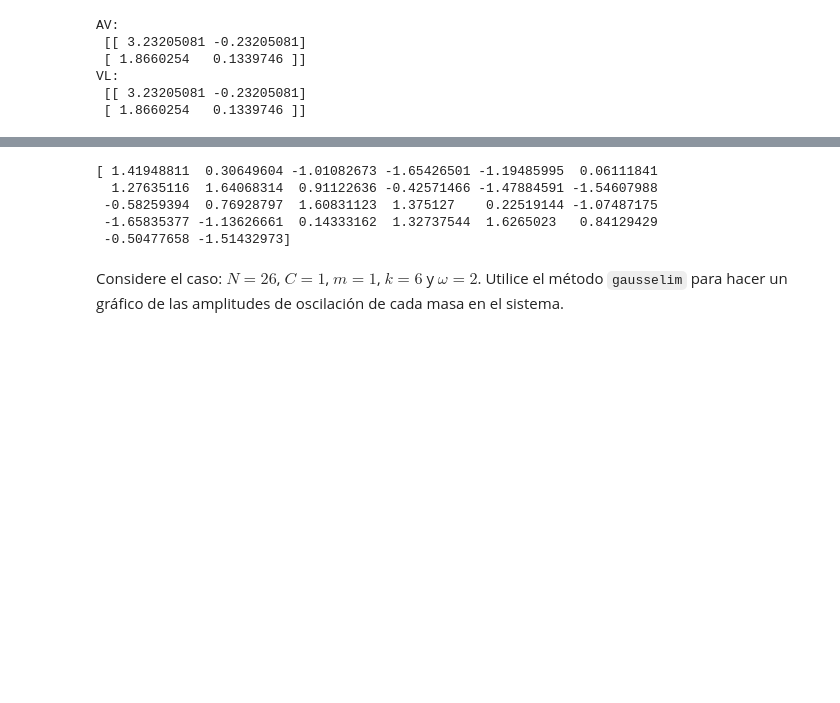
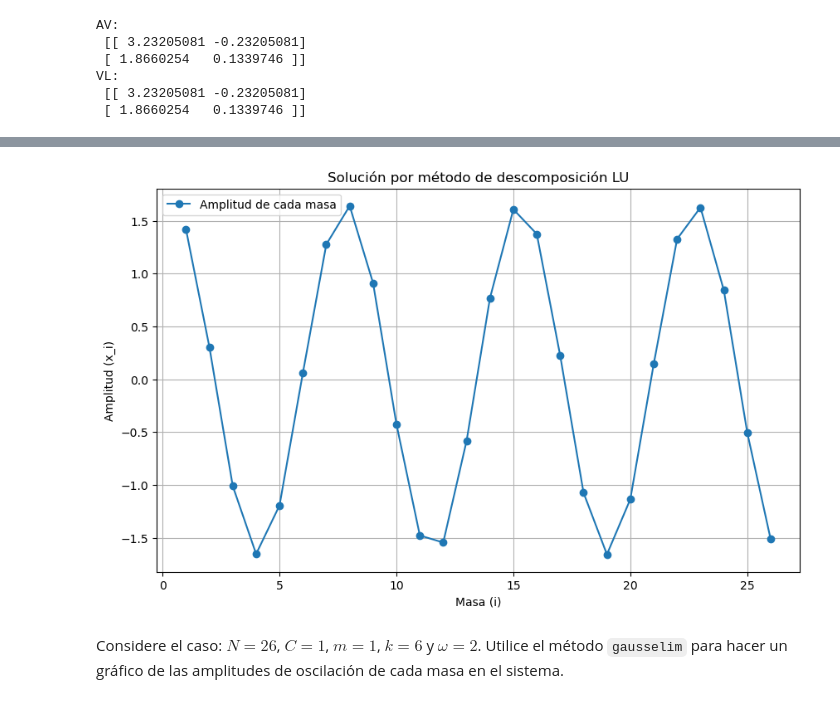
Before and after one commit to davidggonz/ComputationalPhysics, a Jupyter notebook: Labs/Lab_13/Lab_13.1/SistemasLineales.ipynb, the cells around one changed output, grey strips where cells are left out. Cells and saved outputs as stored; diff of their text form; code cells hidden in the pictures; blank space fills up the shorter version.

```diff
--- a/Labs/Lab_13/Lab_13.1/SistemasLineales.ipynb
+++ b/Labs/Lab_13/Lab_13.1/SistemasLineales.ipynb
@@ -347,48 +347,80 @@ Escriba una rutina que devuelve la matrix $A$ para este problema:
 # %%
 # Su código aquí
 import scipy.linalg
 import numpy as np
-from scipy.linalg import lu_factor, lu_solve
+from scipy.linalg import lu_factor, lu_solve #Solamente para probar el LU
+import matplotlib.pyplot as plt
+
 
 def construir_matriz_A(N, alpha, k, C):
 
     #Se inicializa la matriz como una matriz tridiagonal
     A_matrix = np.zeros((N, N))
 
     #Se llena la diagonal principal
     np.fill_diagonal(A_matrix, alpha)
 
     #Se llenan las diagonales superior e inferior
-    np.fill_diagonal(A_matrix[1:], -k)  # Diagonal inferior
-    np.fill_diagonal(A_matrix[:, 1:], -k)  # Diagonal superior
+    np.fill_diagonal(A_matrix[1:], -k)  # Diagonal inferior (valor = -k)
+    np.fill_diagonal(A_matrix[:, 1:], -k)  # Diagonal superior (valor = -k)
 
     #Ajustar las condiciones de frontera
     A_matrix[0, 0] = alpha - k  # Primera fila (frontera izquierda)
     A_matrix[-1, -1] = alpha - k  # Última fila (frontera derecha)
 
     b_vector = np.zeros(N) #Construye el vector b
-    b_vector[0] = C
+    b_vector[0] = C #Le asocia el valor C a la entrada 0 del vector b
 
     return A_matrix, b_vector
 
-def Solution(A,b):
+def Solution(A,b): #Solo para probar con Descomposición LU
     return scipy.linalg.lu_solve(scipy.linalg.lu_factor(A), b)
 
-N = 26
-C = 1
-m = 1
-w = 2
-k = 6
-α = 2*k - m * (w**2)
+def gausselim(A, v): #Método de eliminación gaussiana
+    N = len(v)
+    # Eliminación Gaussiana
+    for m in range(N): #Numero de filas
+        # Dividimos por el elemento en la diagonal
+        div = A[m, m]
+        A[m, :] /= div #Dividimos toda la fila
+        v[m] /= div #Dividimos todo el vector
+        # Y ahora sustraemos de las ecuaciones hacia abajo
+        for i in range(m+1, N):
+            mult = A[i, m]
+            A[i, :] -= mult*A[m, :]
+            v[i] -= mult*v[m]
+            #Nos da una matriz triangular superior
+    # Sustitución hacia atrás
+    x = np.zeros(N, float)
+    for m in range(N-1, -1, -1):
+        x[m] = v[m]
+        for i in range(m+1, N):
+            x[m] -= A[m, i]*x[i]
 
-A, b = construir_matriz_A(N, α, k, C)
-x_vector = Solution(A,b)
-print(x_vector)
+    return x
+
+# Parámetros del sistema
+N = 26  # Número de masas
+C = 1  # Término independiente en la primera ecuación
+m = 1  # Masa
+w = 2  # Frecuencia angular
+k = 6  # Constante del resorte
+alpha = 2 * k - m * (w**2)  # Parámetro alpha
+
+# Construir la matriz A y el vector b
+A, b = construir_matriz_A(N, alpha, k, C)
+
+x_vector1 = Solution(A,b) #Obtenemos su solución con LU
+
+plt.figure(figsize=(10, 6))
+plt.plot(range(1, N+1), x_vector1, 'o-', label='Amplitud de cada masa')
+plt.xlabel('Masa (i)')
+plt.ylabel('Amplitud (x_i)')
+plt.title('Solución por método de descomposición LU')
+plt.grid(True)
+plt.legend()
+plt.show()
 # %% [output]
-[ 1.41948811  0.30649604 -1.01082673 -1.65426501 -1.19485995  0.06111841
-  1.27635116  1.64068314  0.91122636 -0.42571466 -1.47884591 -1.54607988
- -0.58259394  0.76928797  1.60831123  1.375127    0.22519144 -1.07487175
- -1.65835377 -1.13626661  0.14333162  1.32737544  1.6265023   0.84129429
- -0.50477658 -1.51432973]
+[figure, added]
 # %% [markdown]
 Considere el caso: $N = 26$, $C = 1$, $m = 1$, $k = 6$ y $\omega = 2$. Utilice el método `gausselim` para hacer un gráfico de las amplitudes de oscilación de cada masa en el sistema.
```
Also changed, not shown: parts of 4 cells of this notebook, 4 other files.
